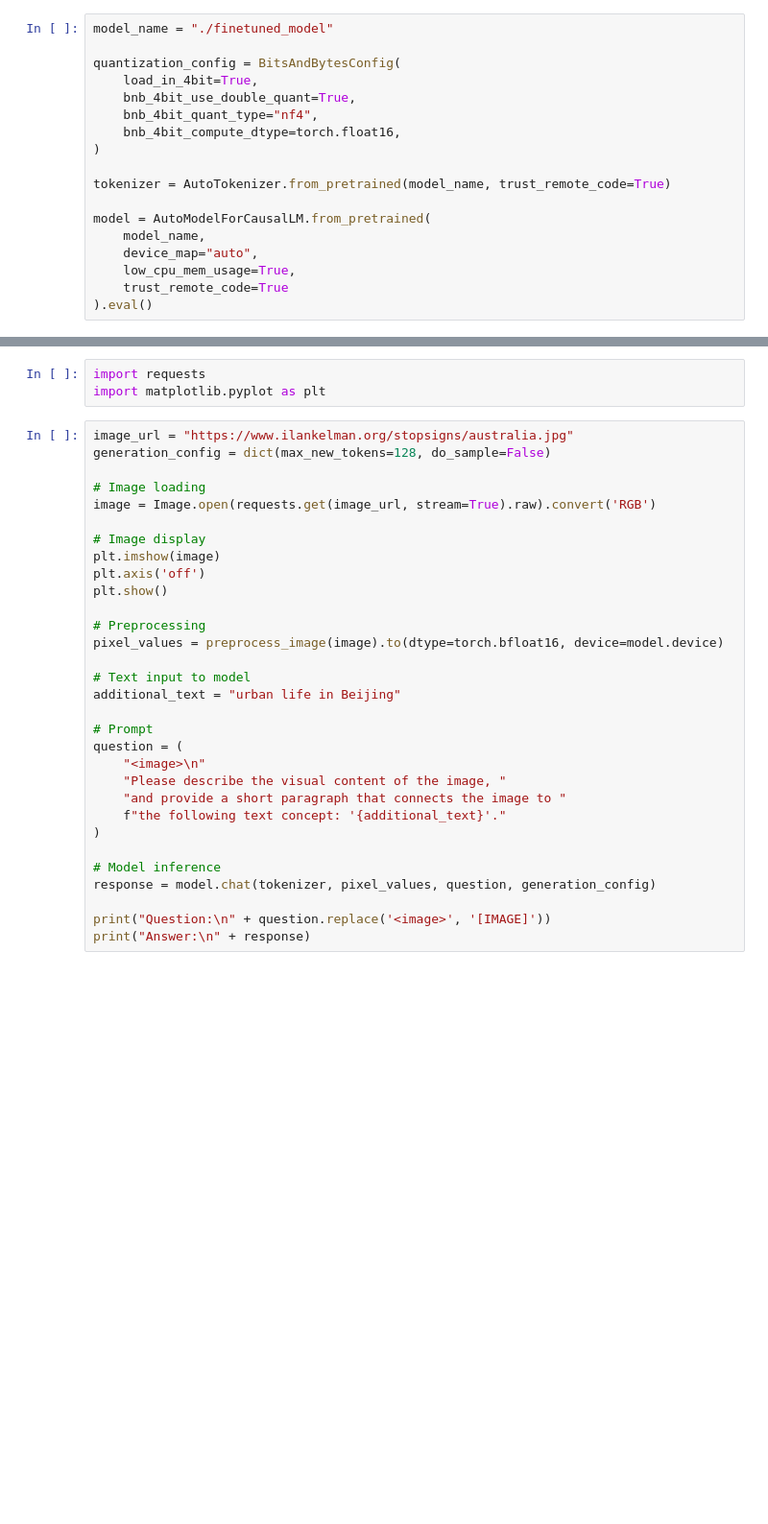
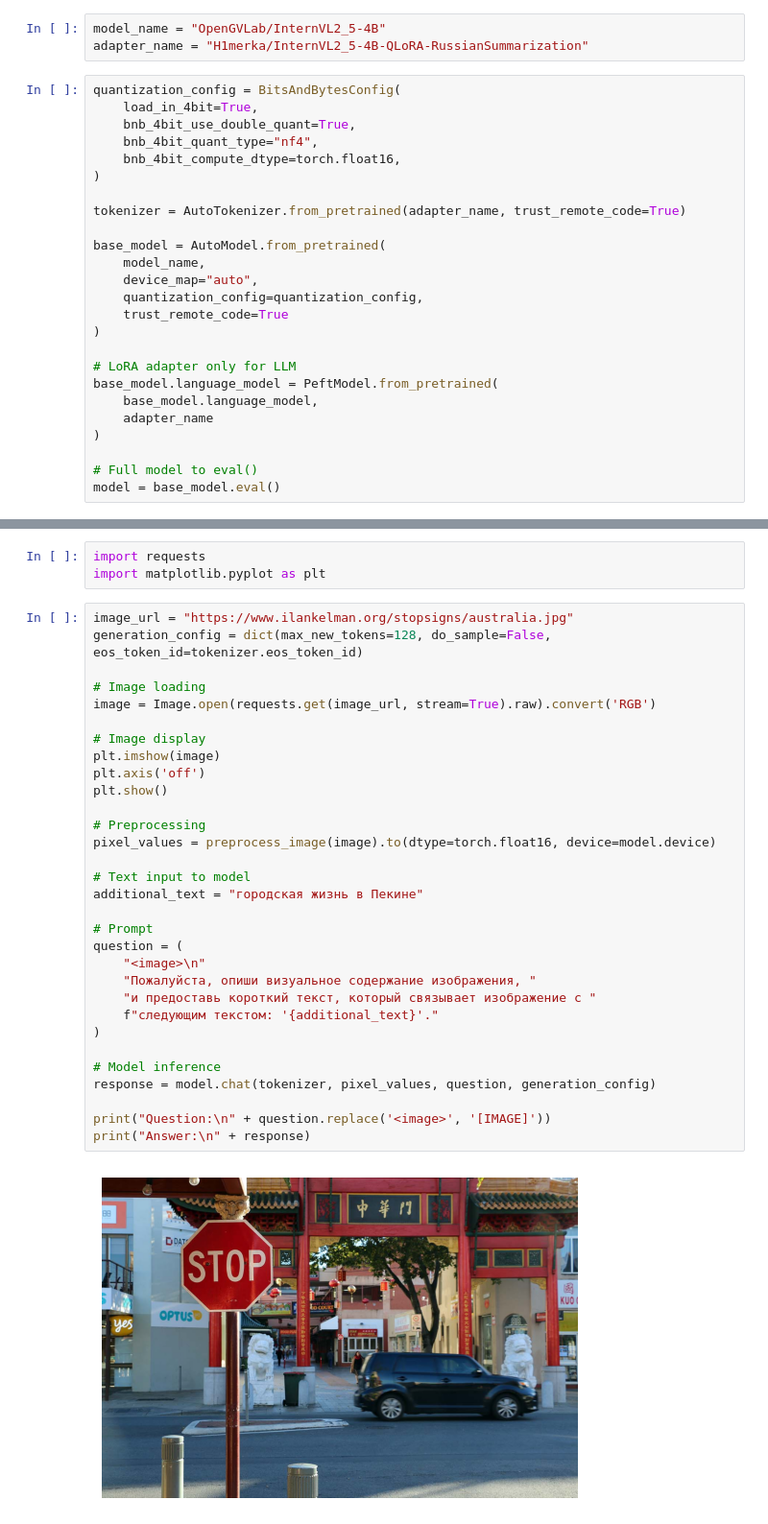
Before and after one commit to H1merka/TrendGenBot, a Jupyter notebook: fine_tuning/fine_tuned_model_inference.ipynb, the cells around one changed output, grey strips where cells are left out. Shown at 96% size. Cells and saved outputs as stored; diff of their text form; blank space fills up the shorter version.

```diff
--- a/fine_tuning/fine_tuned_model_inference.ipynb
+++ b/fine_tuning/fine_tuned_model_inference.ipynb
@@ -18,6 +33,7 @@ import torch
+# %%
+model_name = "OpenGVLab/InternVL2_5-4B"
+adapter_name = "H1merka/InternVL2_5-4B-QLoRA-RussianSummarization"
 # %%
-model_name = "./finetuned_model"
-
 quantization_config = BitsAndBytesConfig(
     load_in_4bit=True,
     bnb_4bit_use_double_quant=True,
@@ -25,11 +41,20 @@ quantization_config = BitsAndBytesConfig(
     bnb_4bit_compute_dtype=torch.float16,
 )
 
-tokenizer = AutoTokenizer.from_pretrained(model_name, trust_remote_code=True)
+tokenizer = AutoTokenizer.from_pretrained(adapter_name, trust_remote_code=True)
 
-model = AutoModelForCausalLM.from_pretrained(
+base_model = AutoModel.from_pretrained(
     model_name,
     device_map="auto",
-    low_cpu_mem_usage=True,
+    quantization_config=quantization_config,
     trust_remote_code=True
-).eval()
+)
+
+# LoRA adapter only for LLM
+base_model.language_model = PeftModel.from_pretrained(
+    base_model.language_model,
+    adapter_name
+)
+
+# Full model to eval()
+model = base_model.eval()
@@ -65,7 +110,7 @@ import requests
 import matplotlib.pyplot as plt
 # %%
 image_url = "https://www.ilankelman.org/stopsigns/australia.jpg"
-generation_config = dict(max_new_tokens=128, do_sample=False)
+generation_config = dict(max_new_tokens=128, do_sample=False, eos_token_id=tokenizer.eos_token_id)
 
 # Image loading
 image = Image.open(requests.get(image_url, stream=True).raw).convert('RGB')
@@ -76,10 +121,10 @@ plt.axis('off')
 plt.show()
 
 # Preprocessing
-pixel_values = preprocess_image(image).to(dtype=torch.bfloat16, device=model.device)
+pixel_values = preprocess_image(image).to(dtype=torch.float16, device=model.device)
 
 # Text input to model
-additional_text = "urban life in Beijing"
+additional_text = "городская жизнь в Пекине"
 
 # Prompt
 question = (
@@ -87,6 +132,6 @@ question = (
-    "Please describe the visual content of the image, "
-    "and provide a short paragraph that connects the image to "
-    f"the following text concept: '{additional_text}'."
+    "Пожалуйста, опиши визуальное содержание изображения, "
+    "и предоставь короткий текст, который связывает изображение с "
+    f"следующим текстом: '{additional_text}'."
 )
 
 # Model inference
@@ -96 +141,3 @@
 print("Answer:\n" + response)
+# %% [output]
+[figure, added]
```
Also changed, not shown: parts of 11 cells of this notebook, 1 other file.
